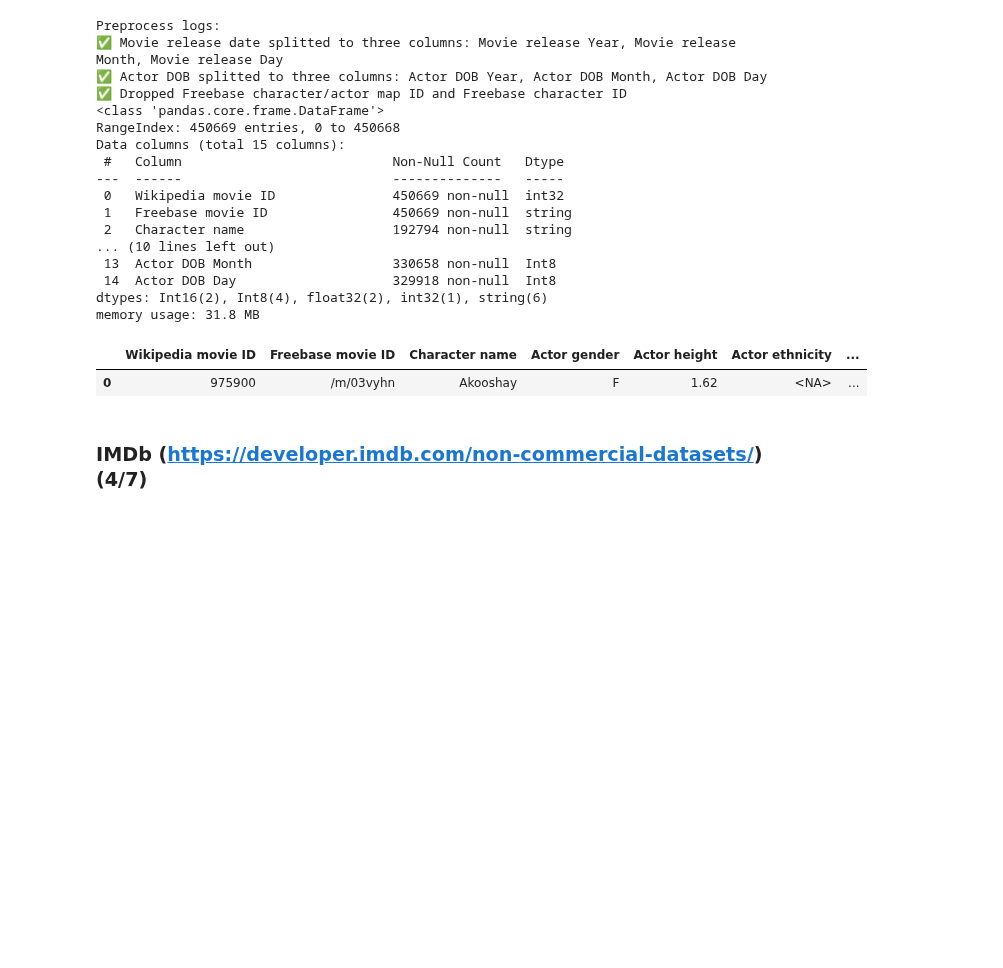
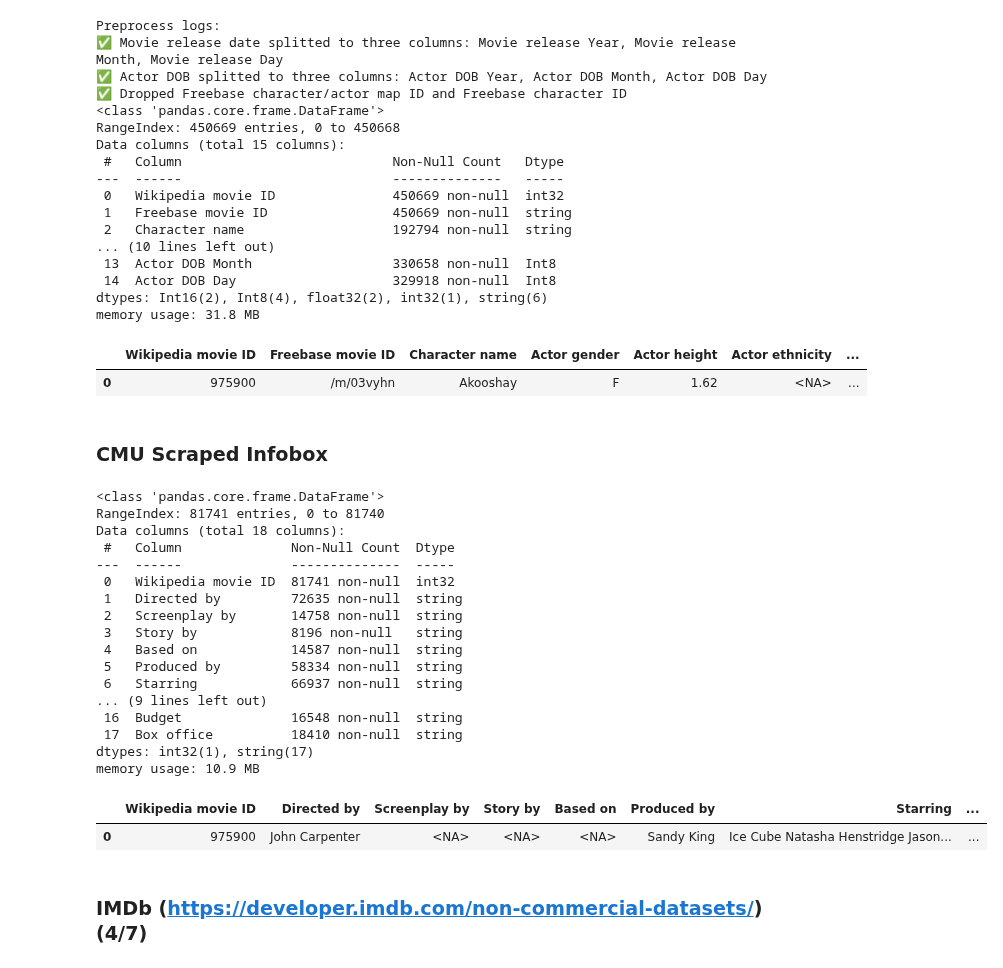
Before and after one commit to epfl-ada/ada-2023-project-crunchychicken, a Jupyter notebook: Dataframes_index.ipynb, the cells around one changed output. Cells and saved outputs as stored; diff of their text form; code cells hidden in the pictures; blank space fills up the shorter version.

```diff
--- a/Dataframes_index.ipynb
+++ b/Dataframes_index.ipynb
@@ -101,6 +102,32 @@ dtypes: Int16(2), Int8(4), float32(2), int32(1), string(6)
 memory usage: 31.8 MB
 |  | Wikipedia movie ID | Freebase movie ID | Character name | Actor gender | Actor height | Actor ethnicity | ... |
 | 0 | 975900 | /m/03vyhn | Akooshay | F | 1.62 | <NA> | ... |
+# %% [markdown]
+### CMU Scraped Infobox
+# %%
+cmu_scraped_movies = read_dataframe(name='cmu/movies_scraped')
+cmu_scraped_movies.info()
+cmu_scraped_movies.head(1)
+# %% [output]
+<class 'pandas.core.frame.DataFrame'>
+RangeIndex: 81741 entries, 0 to 81740
+Data columns (total 18 columns):
+ #   Column              Non-Null Count  Dtype
+---  ------              --------------  -----
+ 0   Wikipedia movie ID  81741 non-null  int32
+ 1   Directed by         72635 non-null  string
+ 2   Screenplay by       14758 non-null  string
+ 3   Story by            8196 non-null   string
+ 4   Based on            14587 non-null  string
+ 5   Produced by         58334 non-null  string
+ 6   Starring            66937 non-null  string
+... (9 lines left out)
+ 16  Budget              16548 non-null  string
+ 17  Box office          18410 non-null  string
+dtypes: int32(1), string(17)
+memory usage: 10.9 MB
+|  | Wikipedia movie ID | Directed by | Screenplay by | Story by | Based on | Produced by | Starring | ... |
+| 0 | 975900 | John Carpenter | <NA> | <NA> | <NA> | Sandy King | Ice Cube Natasha Henstridge Jason... | ... |
 # %% [markdown]
 ### IMDb (https://developer.imdb.com/non-commercial-datasets/) (4/7)
 # %%
```
Also changed, not shown: parts of 25 cells of this notebook, 3 other files.
